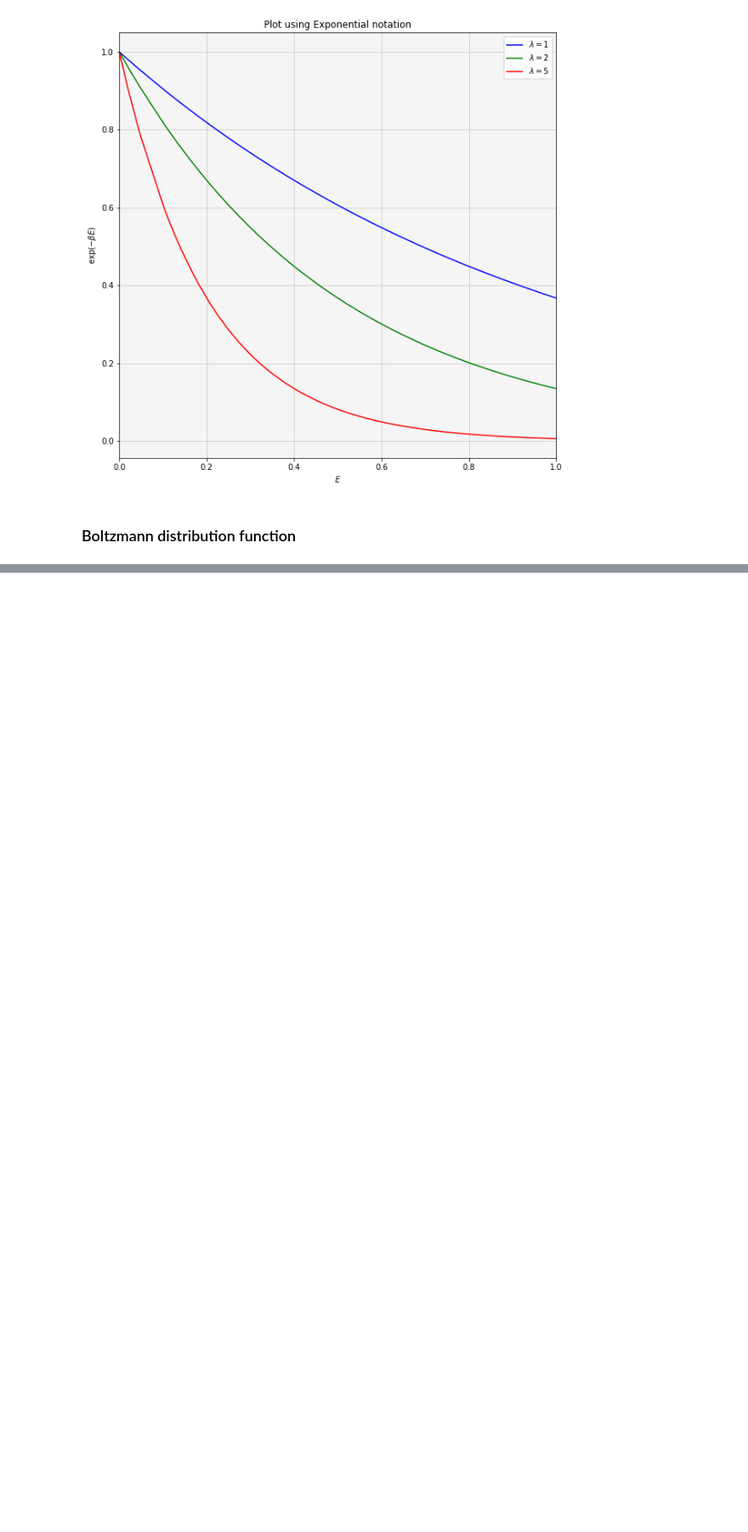
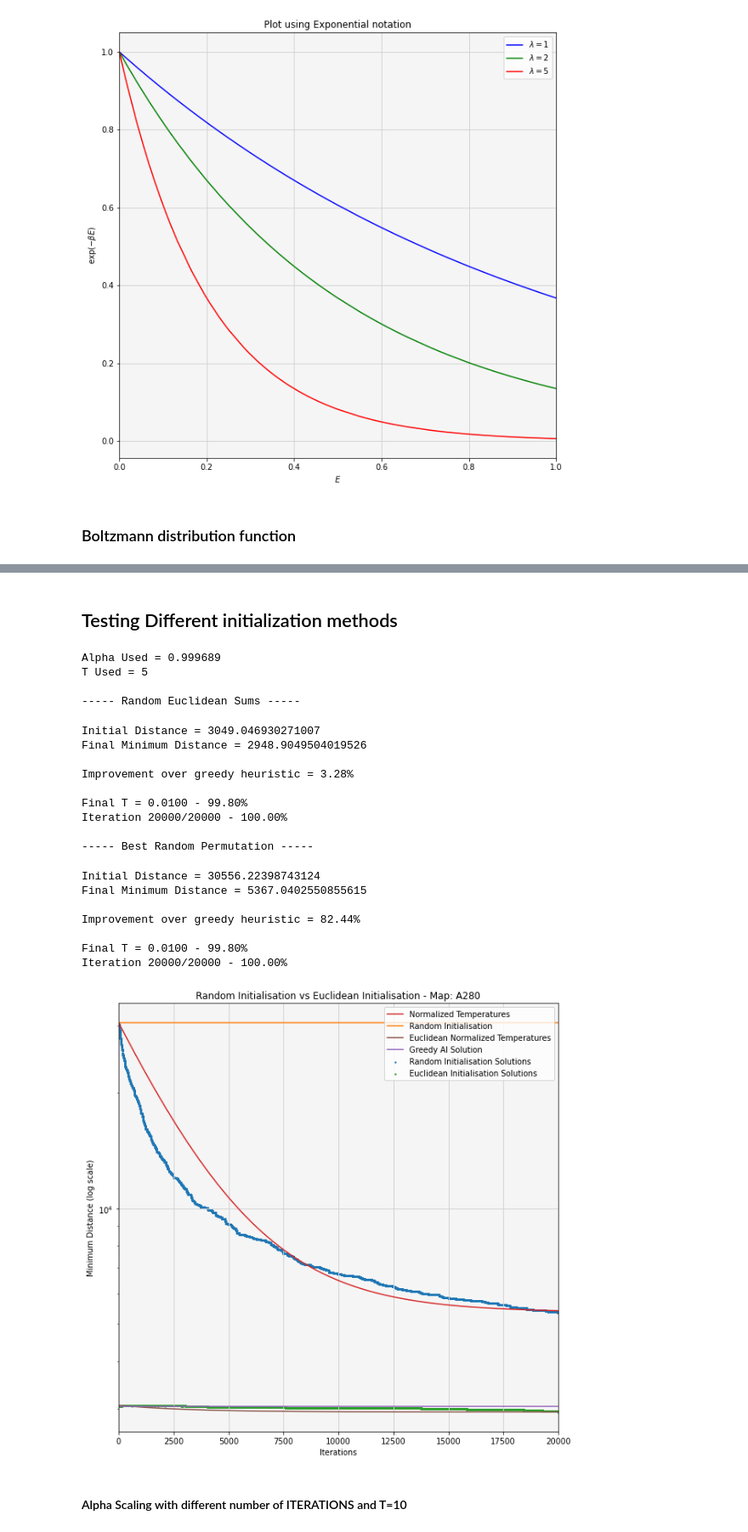
Before and after one commit to ithakis/Stochastic-Simulation-Assignment-3, a Jupyter notebook: Alexander.ipynb, the cells around one changed output, grey strips where cells are left out. Shown at 85% size. Drawn from its saved outputs; the diff is of its cells as text; code cells hidden in the pictures; blank space fills up the shorter version.

```diff
--- a/Alexander.ipynb
+++ b/Alexander.ipynb
@@ -662,0 +635,19 @@ SyntaxError: invalid syntax (2108263443.py, line 6)
+# %%
+def euclidean_weighted_random_choice(sequence, map, stochasticity_coefficient=1, print_report=False):
+    ns = np.zeros(sequence.shape[0]) ; ns[0] = sequence[0]  ;   ns[-1] = sequence[-1]
+    remaining_cities = sequence[1: -1].tolist()
+    cc = sequence[0] # current city : int
+    for i in range(1, sequence.shape[0]-1):
+        distances = float('inf')+np.zeros((len(remaining_cities),2))
+        distances[:,0] = remaining_cities
+        ccc = [map[map[:, 2] == cc][0][0], map[map[:, 2] == cc][0][1]]
+        for city in distances:
+            # calculate the distance to an available city.
+            city[1] = np.square(ccc[0] - map[map[:, 2] == city[0]][0][0]) + np.square(ccc[1] - map[map[:, 2] == city[0]][0][1])
+        distances[:,1] = np.power(distances[:,1], -stochasticity_coefficient)
+        distances[:,1] = (distances[:,1] / distances[:,1].sum())
+        if print_report: return np.sort(distances[:,1])[::-1]
+        ns[i] = np.random.choice(distances[:,0], p=distances[:,1]).astype(int)
+        cc = ns[i]
+        remaining_cities.remove(ns[i])
+    return ns.astype(int)
@@ -787,0 +794,53 @@ T = 5 , min = 2799.89
+# %% [markdown]
+## Testing Different initialization methods
+# %%
+""" Testing Random Initialisation vs Euclidean Initialisation - EI51 """
+name = "A280"   ;   map=A280
+ITERATIONS=2*10**4
+T=5    ;   ALPHA=np.power((0.01/T), 1/ITERATIONS)  ; print(f"Alpha Used = {ALPHA:.6f} \nT Used = {T:.0f}")
+""" Euclidean """   ;   print("\n----- Random Euclidean Sums -----")
+_ , EI_mDL, EbestSequence = initSequence(map, startingCity=40, exTime=1, printStats=False)
+EinitS = [EI_mDL, EbestSequence]
+EbestDistance, EbestSequence, EmD, EtemperaturesList = simulatedAnnealing(map, startingSity=40, print_stats=True, IS=EinitS, ITERATIONS=ITERATIONS, ALPHA=ALPHA, T_input=T)
+""" Random """   ;   print("\n----- Best Random Permutation -----")
+_ , RI_mDL, RbestSequence = random_permutations(map, startingCity=40, exTime=1)
+RinitS = [RI_mDL, RbestSequence]
+RbestDistance, RbestSequence, RmD, RtemperaturesList = simulatedAnnealing(map, startingSity=40, print_stats=True, IS=RinitS, ITERATIONS=ITERATIONS, ALPHA=ALPHA, T_input=T)
+
+ax = ody.plot()
+ax.set_title("Random Initialisation vs Euclidean Initialisation - Map: " + str(name))
+ax.scatter([_ for _ in range(RmD.shape[0])], RmD, label="Random Initialisation Solutions", s=2, color='tab:blue')
+ax.plot([_ for _ in range(RmD.shape[0])], RtemperaturesList, label="Normalized Temperatures", color='tab:red')
+ax.plot([_ for _ in range(RmD.shape[0])], [RI_mDL[-1] for _ in range(RmD.shape[0])], label="Random Initialisation", color='tab:orange')
+
+ax.scatter([_ for _ in range(EmD.shape[0])], EmD, label="Euclidean Initialisation Solutions", s=2, color='tab:green')
+ax.plot([_ for _ in range(EmD.shape[0])], EtemperaturesList, label="Euclidean Normalized Temperatures", color='tab:brown')
+ax.plot([_ for _ in range(EmD.shape[0])], [EI_mDL[-1] for _ in range(EmD.shape[0])], label="Greedy AI Solution", color='tab:purple')
+ax.set_xlim(0, EmD.shape[0])    ;   ax.set_yscale('log')
+plt.xlabel('Iterations')   ;   plt.ylabel('Minimum Distance (log scale)')
+plt.legend(loc='upper right')
+plt.show()
+# %% [output]
+Alpha Used = 0.999689
+T Used = 5
+
+----- Random Euclidean Sums -----
+Initial Distance = 3049.046930271007
+Final Minimum Distance = 2948.9049504019526
+
+Improvement over greedy heuristic = 3.28%
+
+Final T = 0.0100 - 99.80%
+Iteration 20000/20000 - 100.00%
+
+----- Best Random Permutation -----
+Initial Distance = 30556.22398743124
+Final Minimum Distance = 5367.0402550855615
+
+Improvement over greedy heuristic = 82.44%
+
+Final T = 0.0100 - 99.80%
+Iteration 20000/20000 - 100.00%
+[figure, added]
+# %% [markdown]
+#### Alpha Scaling with different number of ITERATIONS and T=10
```
Also changed, not shown: parts of 44 cells of this notebook.
